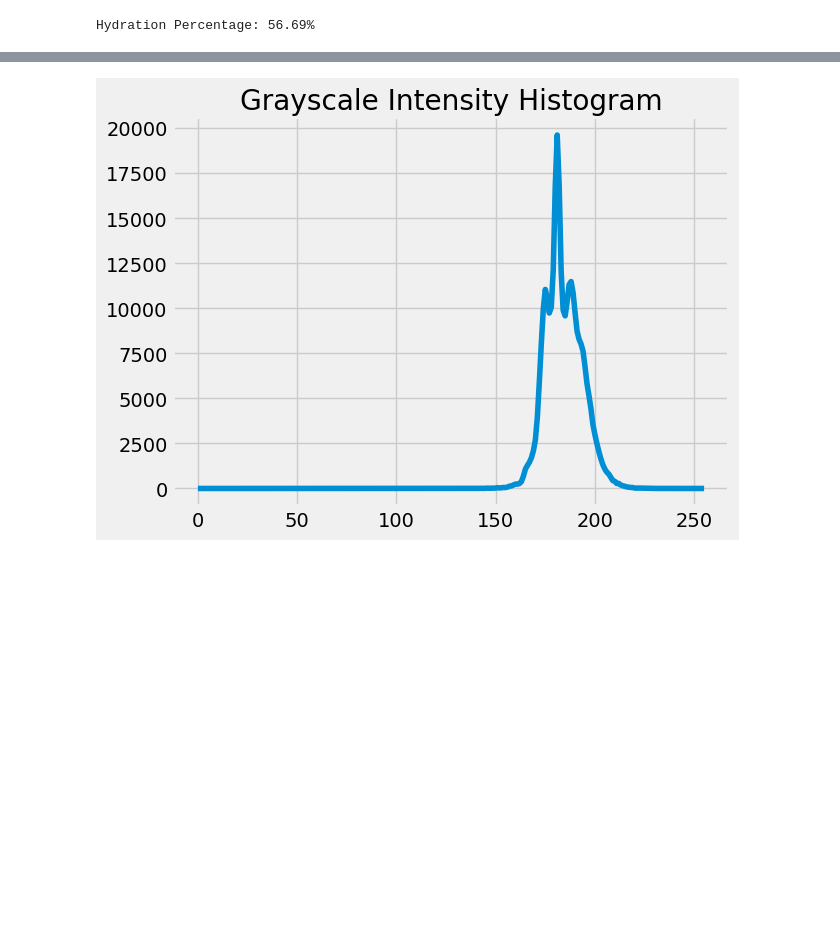
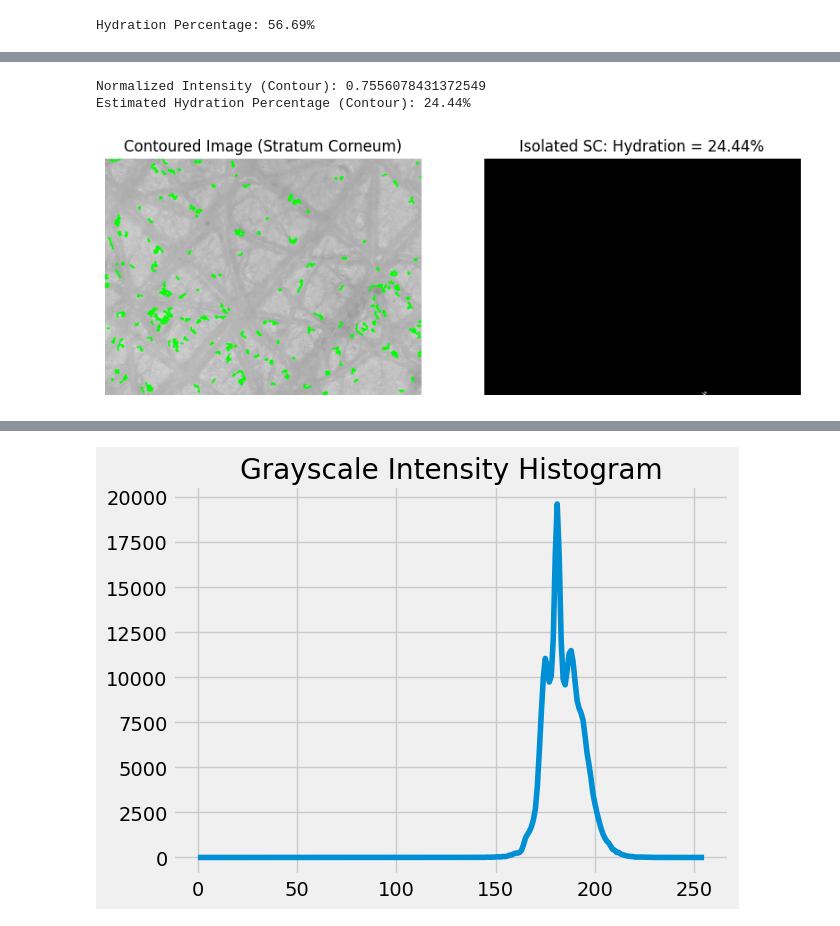
Before and after one commit to arhamwebexpert/ML, a Jupyter notebook: hydration.ipynb, the cells around one changed output, grey strips where cells are left out. Cells and saved outputs as stored; diff of their text form; code cells hidden in the pictures; blank space fills up the shorter version.

Commit message:
added hydration extraction

```diff
--- a/hydration.ipynb
+++ b/hydration.ipynb
@@ -219,0 +279,31 @@ Stratum corneum thickness: 7 pixels
+# %%
+mask = np.zeros_like(image)
+cv2.drawContours(mask, contours, 0, (255), thickness=cv2.FILLED)  # Fill the first contour on the mask
+roi_contoured = cv2.bitwise_and(image, mask)
+
+non_zero_pixels = roi_contoured[roi_contoured > 0]  # Only consider non-zero pixels (inside the contour)
+if len(non_zero_pixels) > 0:
+    avg_intensity_contour = np.mean(non_zero_pixels)
+    normalized_intensity_contour = avg_intensity_contour / 255.0  # Normalize to 0-1 range
+    print(f'Normalized Intensity (Contour): {normalized_intensity_contour}')
+
+    hydration_percentage_contour = (1 - normalized_intensity_contour) * 100  # Simple inverse correlation
+    print(f'Estimated Hydration Percentage (Contour): {hydration_percentage_contour:.2f}%')
+
+fig, ax = plt.subplots(1, 2, figsize=(10, 8))
+
+# Show original image with contour
+ax[0].imshow(cv2.cvtColor(contoured_image, cv2.COLOR_BGR2RGB))
+ax[0].set_title('Contoured Image (Stratum Corneum)')
+ax[0].axis('off')
+
+# Show the isolated stratum corneum region
+ax[1].imshow(roi_contoured, cmap='gray')
+ax[1].set_title(f'Isolated SC: Hydration = {hydration_percentage_contour:.2f}%')
+ax[1].axis('off')
+
+plt.show()
+# %% [output]
+Normalized Intensity (Contour): 0.7556078431372549
+Estimated Hydration Percentage (Contour): 24.44%
+[figure, added]
```
Also changed, not shown: parts of 6 cells of this notebook.
